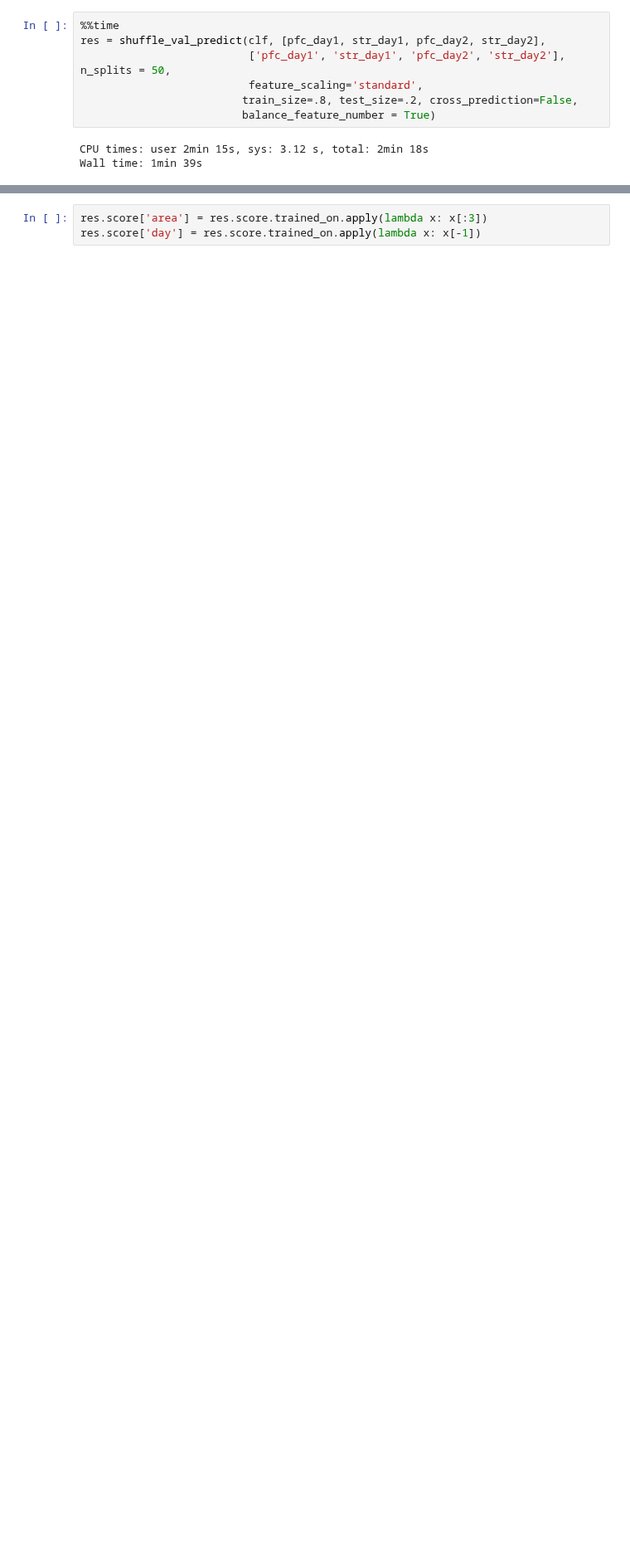
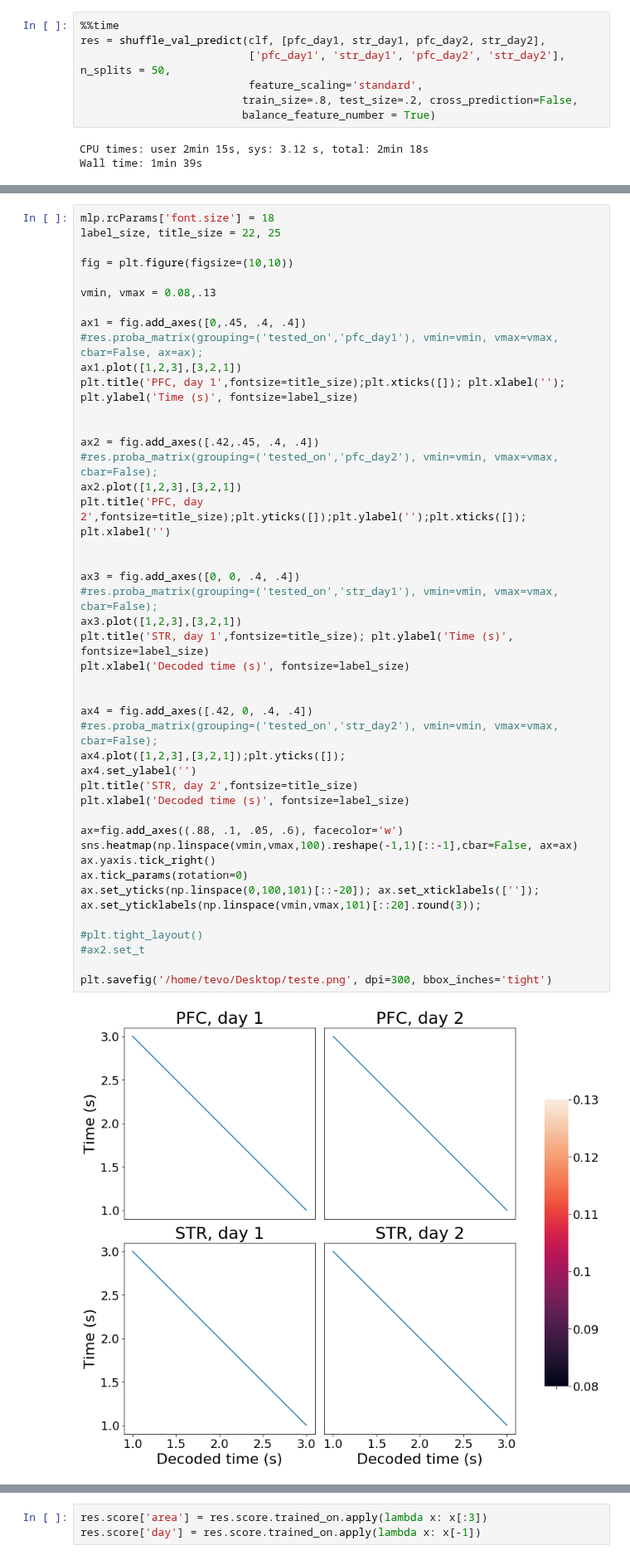
Before and after one commit to EstevaoUyra/spikelearn, a Jupyter notebook: notebooks/exploration/Rat merging.ipynb, the cells around one changed output, grey strips where cells are left out. Shown at 83% size. Cells and saved outputs as stored; diff of their text form; blank space fills up the shorter version.

```diff
--- a/notebooks/exploration/Rat merging.ipynb
+++ b/notebooks/exploration/Rat merging.ipynb
@@ -45,3 +52,50 @@ import numpy as np
+# %%
+mlp.rcParams['font.size'] = 18
+label_size, title_size = 22, 25
+
+fig = plt.figure(figsize=(10,10))
+
+vmin, vmax = 0.08,.13
+
+ax1 = fig.add_axes([0,.45, .4, .4])
+#res.proba_matrix(grouping=('tested_on','pfc_day1'), vmin=vmin, vmax=vmax, cbar=False, ax=ax);
+ax1.plot([1,2,3],[3,2,1])
+plt.title('PFC, day 1',fontsize=title_size);plt.xticks([]); plt.xlabel(''); plt.ylabel('Time (s)', fontsize=label_size)
+
+
+ax2 = fig.add_axes([.42,.45, .4, .4])
+#res.proba_matrix(grouping=('tested_on','pfc_day2'), vmin=vmin, vmax=vmax, cbar=False);
+ax2.plot([1,2,3],[3,2,1])
+plt.title('PFC, day 2',fontsize=title_size);plt.yticks([]);plt.ylabel('');plt.xticks([]); plt.xlabel('')
+
+
+ax3 = fig.add_axes([0, 0, .4, .4])
+#res.proba_matrix(grouping=('tested_on','str_day1'), vmin=vmin, vmax=vmax, cbar=False);
+ax3.plot([1,2,3],[3,2,1])
+plt.title('STR, day 1',fontsize=title_size); plt.ylabel('Time (s)', fontsize=label_size)
+plt.xlabel('Decoded time (s)', fontsize=label_size)
+
+
+ax4 = fig.add_axes([.42, 0, .4, .4])
+#res.proba_matrix(grouping=('tested_on','str_day2'), vmin=vmin, vmax=vmax, cbar=False);
+ax4.plot([1,2,3],[3,2,1]);plt.yticks([]);
+ax4.set_ylabel('')
+plt.title('STR, day 2',fontsize=title_size)
+plt.xlabel('Decoded time (s)', fontsize=label_size)
+
+ax=fig.add_axes((.88, .1, .05, .6), facecolor='w')
+sns.heatmap(np.linspace(vmin,vmax,100).reshape(-1,1)[::-1],cbar=False, ax=ax)
+ax.yaxis.tick_right()
+ax.tick_params(rotation=0)
+ax.set_yticks(np.linspace(0,100,101)[::-20]); ax.set_xticklabels(['']);
+ax.set_yticklabels(np.linspace(vmin,vmax,101)[::20].round(3));
+
+#plt.tight_layout()
+#ax2.set_t
+
+plt.savefig('/home/tevo/Desktop/teste.png', dpi=300, bbox_inches='tight')
+# %% [output]
+[figure, added]
 # %%
 mlp.rcParams['font.size'] = 16
 
```
Also changed, not shown: parts of 10 cells of this notebook, 5 other files.
